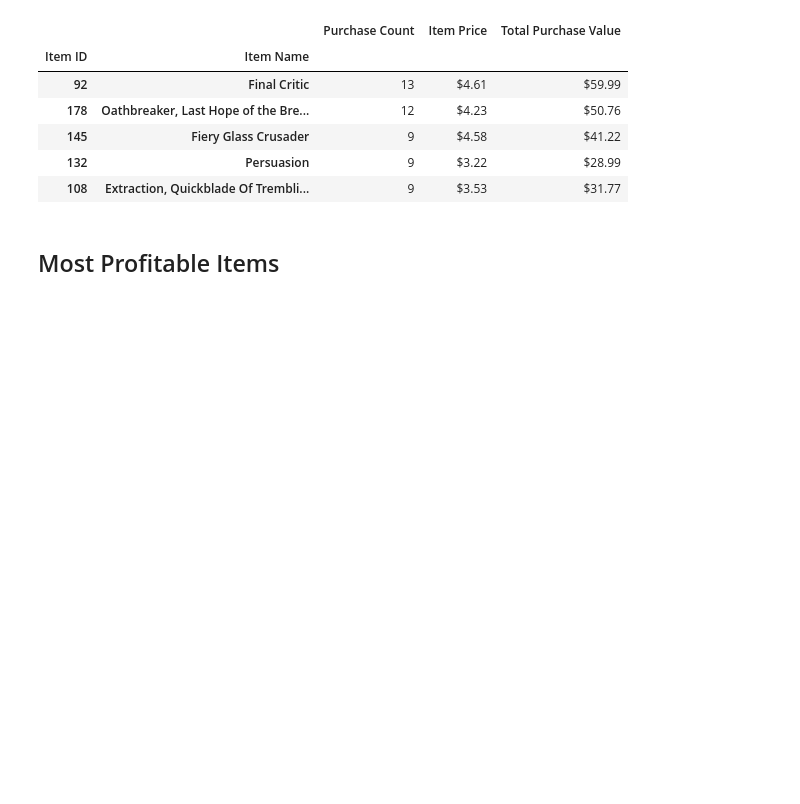
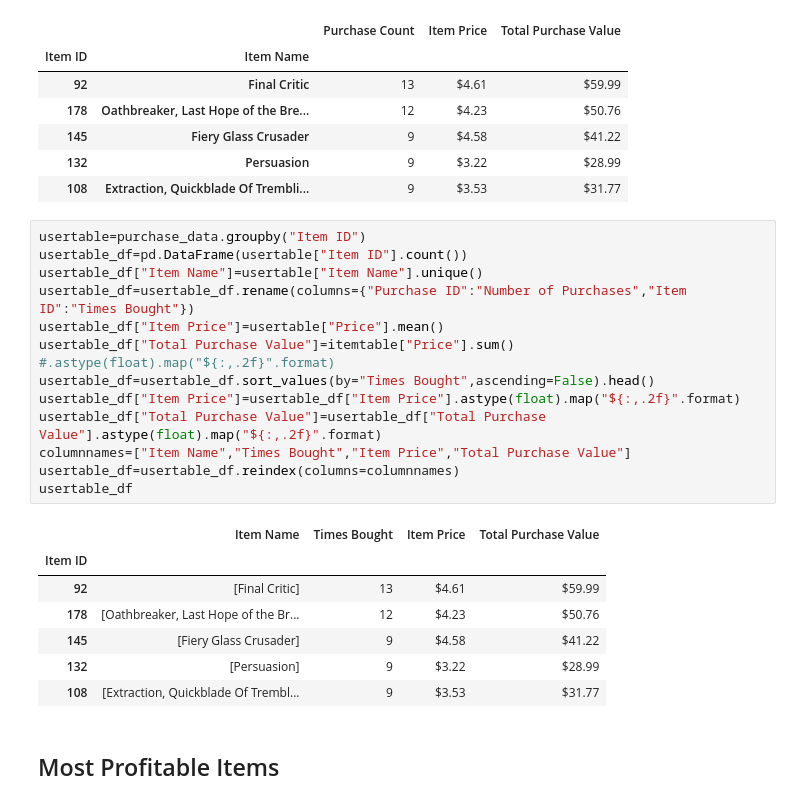
Before and after one commit to Fispit/Heroes-of-Pymoli-Analysis, a Jupyter notebook: HeroesOfPymoli/HeroesOfPymoli.ipynb, the cells around one changed output. Cells and saved outputs as stored; diff of their text form; blank space fills up the shorter version.

Commit message:
Completed the last two challenges

```diff
--- a/HeroesOfPymoli/HeroesOfPymoli.ipynb
+++ b/HeroesOfPymoli/HeroesOfPymoli.ipynb
@@ -384,6 +385,28 @@ usertable_df
 | 145 | Fiery Glass Crusader | 9 | $4.58 | $41.22 |
 | 132 | Persuasion | 9 | $3.22 | $28.99 |
 | 108 | Extraction, Quickblade Of Trembli... | 9 | $3.53 | $31.77 |
+# %%
+usertable=purchase_data.groupby("Item ID")
+usertable_df=pd.DataFrame(usertable["Item ID"].count())
+usertable_df["Item Name"]=usertable["Item Name"].unique()
+usertable_df=usertable_df.rename(columns={"Purchase ID":"Number of Purchases","Item ID":"Times Bought"})
+usertable_df["Item Price"]=usertable["Price"].mean()
+usertable_df["Total Purchase Value"]=itemtable["Price"].sum()
+#.astype(float).map("${:,.2f}".format)
+usertable_df=usertable_df.sort_values(by="Times Bought",ascending=False).head()
+usertable_df["Item Price"]=usertable_df["Item Price"].astype(float).map("${:,.2f}".format)
+usertable_df["Total Purchase Value"]=usertable_df["Total Purchase Value"].astype(float).map("${:,.2f}".format)
+columnnames=["Item Name","Times Bought","Item Price","Total Purchase Value"]
+usertable_df=usertable_df.reindex(columns=columnnames)
+usertable_df
+# %% [output]
+|  | Item Name | Times Bought | Item Price | Total Purchase Value |
+| Item ID |  |  |  |  |
+| 92 | [Final Critic] | 13 | $4.61 | $59.99 |
+| 178 | [Oathbreaker, Last Hope of the Br... | 12 | $4.23 | $50.76 |
+| 145 | [Fiery Glass Crusader] | 9 | $4.58 | $41.22 |
+| 132 | [Persuasion] | 9 | $3.22 | $28.99 |
+| 108 | [Extraction, Quickblade Of Trembl... | 9 | $3.53 | $31.77 |
 # %% [markdown]
 ## Most Profitable Items
 # %% [markdown]
```
Also changed, not shown: parts of 3 cells of this notebook.
